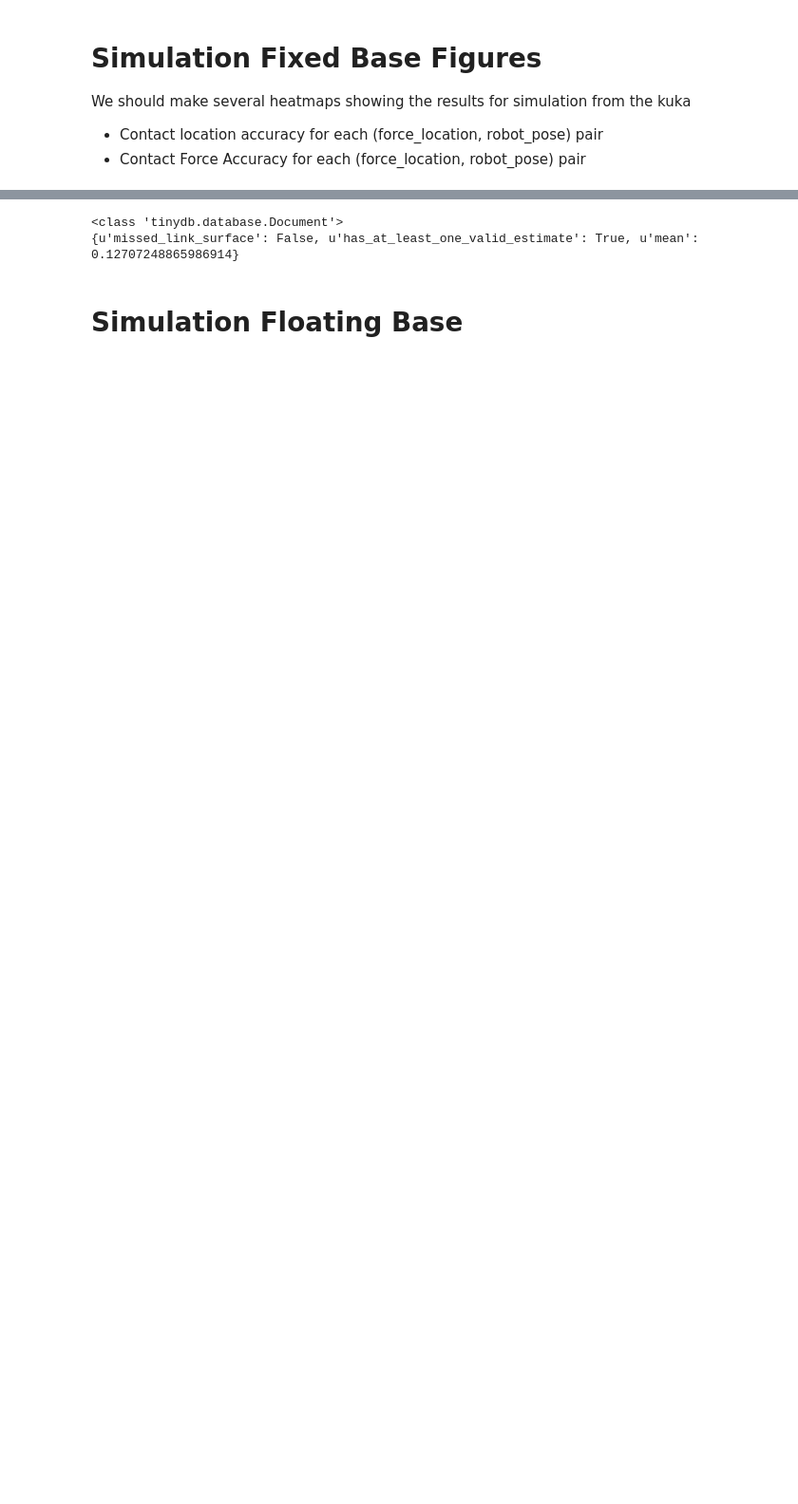
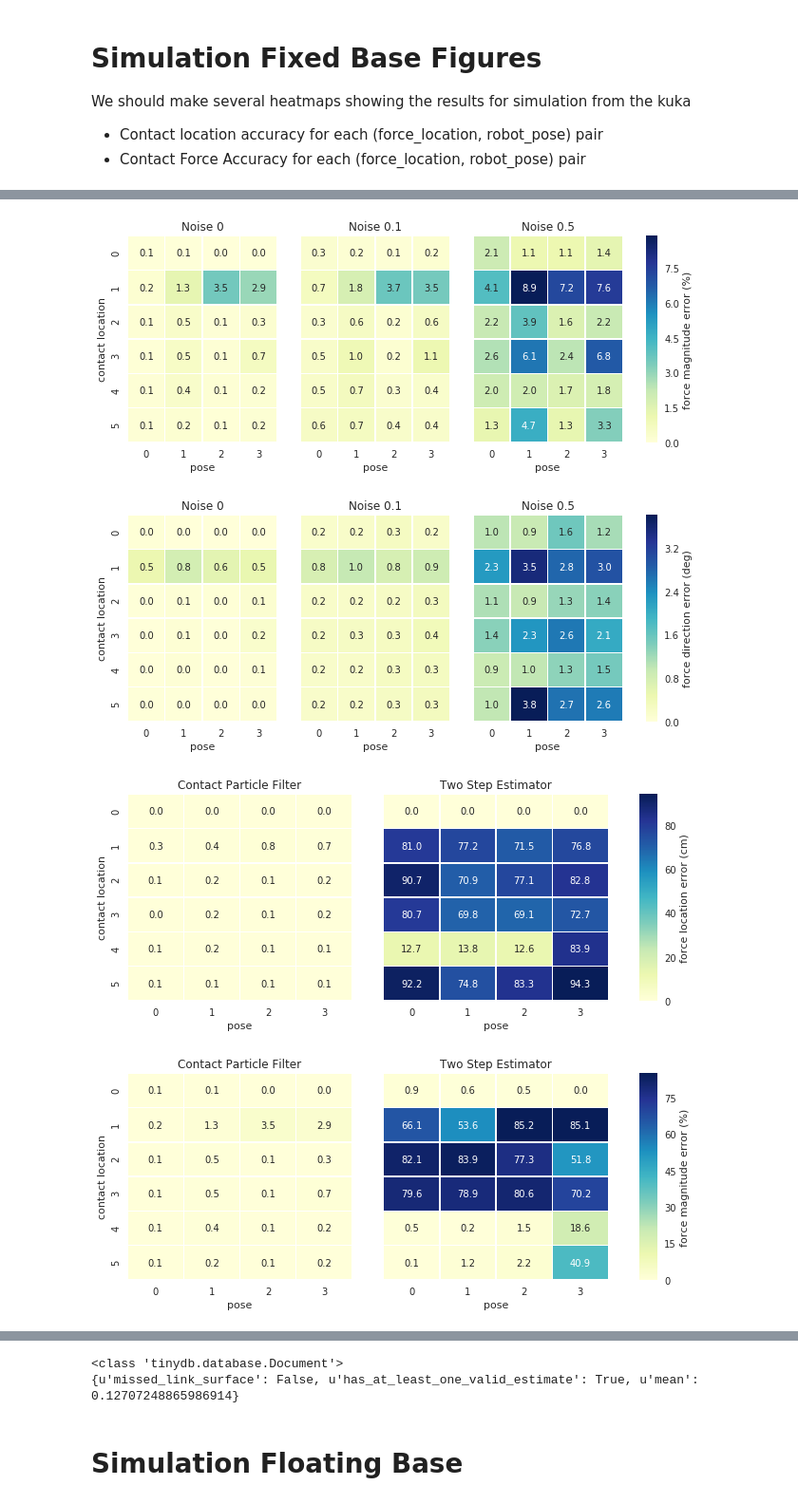
Before and after one commit to RobotLocomotion/spartan, a Jupyter notebook: src/ContactParticleFilter/jupyter_notebooks/masters_thesis_figures.ipynb, the cells around one changed output, grey strips where cells are left out. Shown at 95% size. Cells and saved outputs as stored; diff of their text form; code cells hidden in the pictures; blank space fills up the shorter version.

```diff
--- a/src/ContactParticleFilter/jupyter_notebooks/masters_thesis_figures.ipynb
+++ b/src/ContactParticleFilter/jupyter_notebooks/masters_thesis_figures.ipynb
@@ -390,3 +401,14 @@ ea_sim.run()
 # hardwareLogFolderName ="20180112-161516_hardware"
 # ea_hardware = experimentanalyzer.ExperimentAnalyzer(logFolderName=hardwareLogFolderName, mode="hardware")
 # ea_hardware.run()
+# %%
+# Filter Performance
+plots = contact_location_accuracy_heatmap(pose_names, force_names, ea_sim.db_analysis, noise_levels)
+figs = makeTwoStepEstimatorPlots(pose_names, force_names, ea_sim.db_analysis)
+savePlotsToFile(figs, "two_step_estimator")
+savePlots = True
+if savePlots:
+    savePlotsToFile(plots, "simulation")
+
+# contact_location_accuracy_heatmap(pose_names, force_names, ea_sim_2.db_analysis, noise_levels)
+# %% [output]
@@ -392,0 +416,4 @@ ea_sim.run()
+[figure, added]
+[figure, added]
+[figure, added]
+[figure, added]
```
Also changed, not shown: parts of 12 cells of this notebook, 4 other files.
